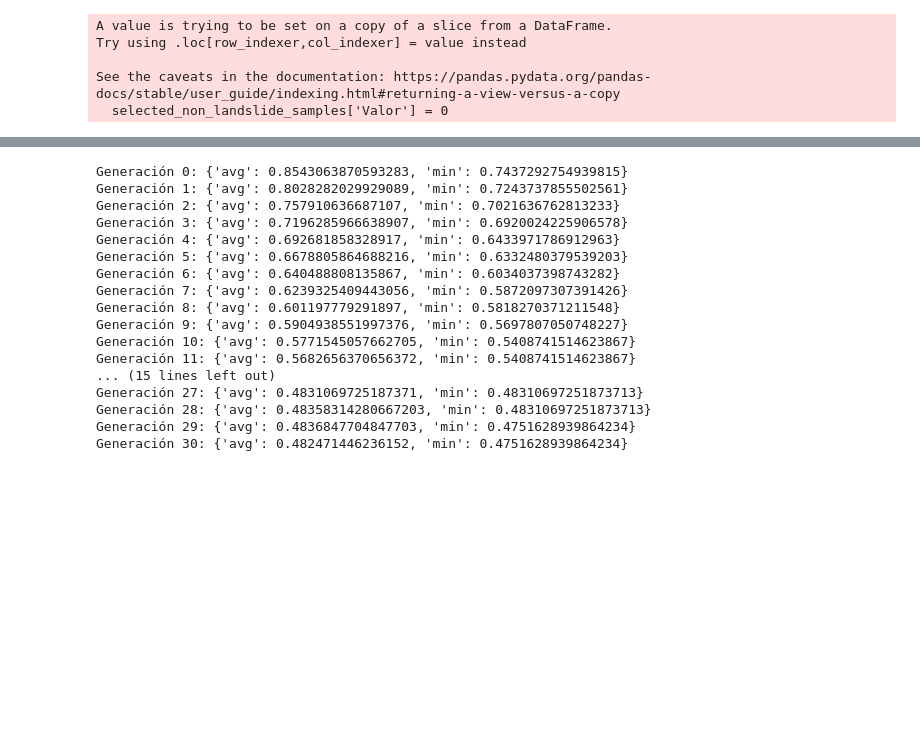
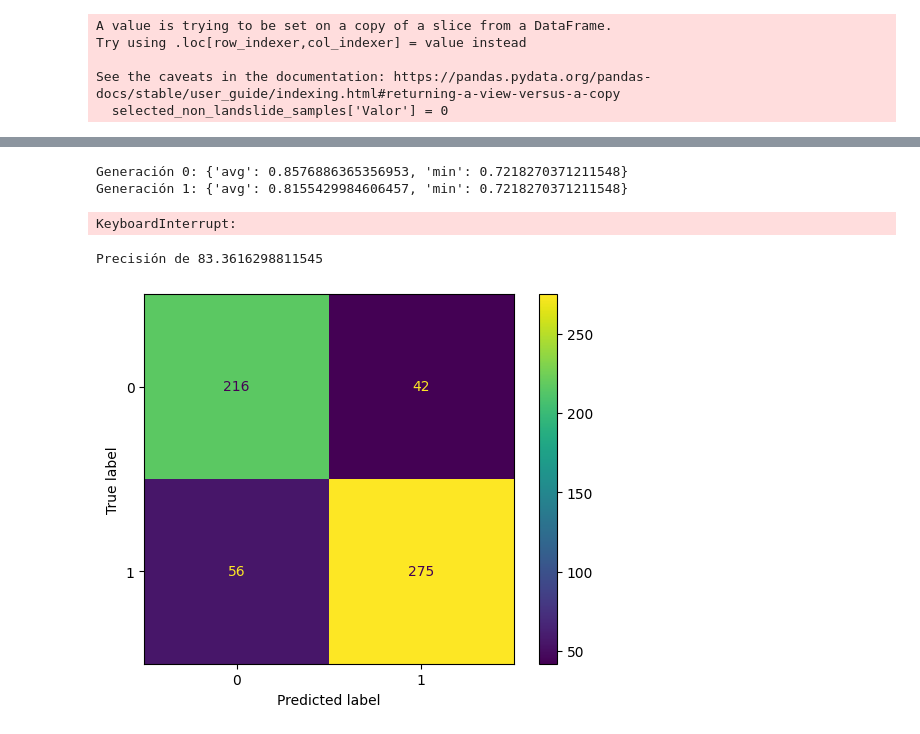
Before and after one commit to ManuelLabbe/script_geotiff_data_extraction, a Jupyter notebook: merge_database.ipynb, the cells around one changed output, grey strips where cells are left out. Saved outputs shown, nothing was run; the diff lists cells and outputs as text; code cells hidden in the pictures; blank space fills up the shorter version.

```diff
--- a/merge_database.ipynb
+++ b/merge_database.ipynb
@@ -488,26 +492,32 @@ def seleccion_caracteristicas_genetico(df, target_column, n_generations=50, popu
 
     return selected_features, logbook, hof
 # %%
-target_column = 'Valor'
-mejores_caracteristicas, logbook, hof = seleccion_caracteristicas_genetico(final, target_column)
-print("Mejores características seleccionadas:", mejores_caracteristicas)
-print("Mejor fitness:", hof[0].fitness.values[0])
+#target_column = 'Valor'
+#mejores_caracteristicas, logbook, hof = seleccion_caracteristicas_genetico(final, target_column)
+#print("Mejores características seleccionadas:", mejores_caracteristicas)
+#print("Mejor fitness:", hof[0].fitness.values[0])
 #calculando ga no corr mutb=0.05 a 0.15 y cpx
 # %% [output]
-Generación 0: {'avg': 0.8543063870593283, 'min': 0.7437292754939815}
-Generación 1: {'avg': 0.8028282029929089, 'min': 0.7243737855502561}
-Generación 2: {'avg': 0.757910636687107, 'min': 0.7021636762813233}
-Generación 3: {'avg': 0.7196285966638907, 'min': 0.6920024225906578}
-Generación 4: {'avg': 0.692681858328917, 'min': 0.6433971786912963}
-Generación 5: {'avg': 0.6678805864688216, 'min': 0.6332480379539203}
-Generación 6: {'avg': 0.640488808135867, 'min': 0.6034037398743282}
-Generación 7: {'avg': 0.6239325409443056, 'min': 0.5872097307391426}
-Generación 8: {'avg': 0.601197779291897, 'min': 0.5818270371211548}
-Generación 9: {'avg': 0.5904938551997376, 'min': 0.5697807050748227}
-Generación 10: {'avg': 0.5771545057662705, 'min': 0.5408741514623867}
-Generación 11: {'avg': 0.5682656370656372, 'min': 0.5408741514623867}
-... (15 lines left out)
-Generación 27: {'avg': 0.4831069725187371, 'min': 0.48310697251873713}
-Generación 28: {'avg': 0.48358314280667203, 'min': 0.48310697251873713}
-Generación 29: {'avg': 0.4836847704847703, 'min': 0.4751628939864234}
-Generación 30: {'avg': 0.482471446236152, 'min': 0.4751628939864234}
+Generación 0: {'avg': 0.8576886365356953, 'min': 0.7218270371211548}
+Generación 1: {'avg': 0.8155429984606457, 'min': 0.7218270371211548}
+KeyboardInterrupt:
+# %%
+from sklearn.pipeline import make_pipeline
+from sklearn.preprocessing import StandardScaler
+from sklearn.svm import SVC
+X_train, X_test, y_train, y_test = train_test_split(data, data_y, test_size=0.2)
+clf = make_pipeline(StandardScaler(), SVC(gamma='auto'))
+clf.fit(X, y)
+y_pred = clf.predict(X_test)
+acc = accuracy_score(y_true=y_test, y_pred=y_pred)
+print(f'Precisión de {acc*100}')
+# %% [output]
+Precisión de 83.3616298811545
+# %%
+predictions = clf.predict(X_test)
+cm = confusion_matrix(y_test, predictions)
+disp = ConfusionMatrixDisplay(confusion_matrix=cm)
+disp.plot()
+plt.show()
+# %% [output]
+[figure, added]
```
Also changed, not shown: parts of 10 cells of this notebook, 2 other files.
